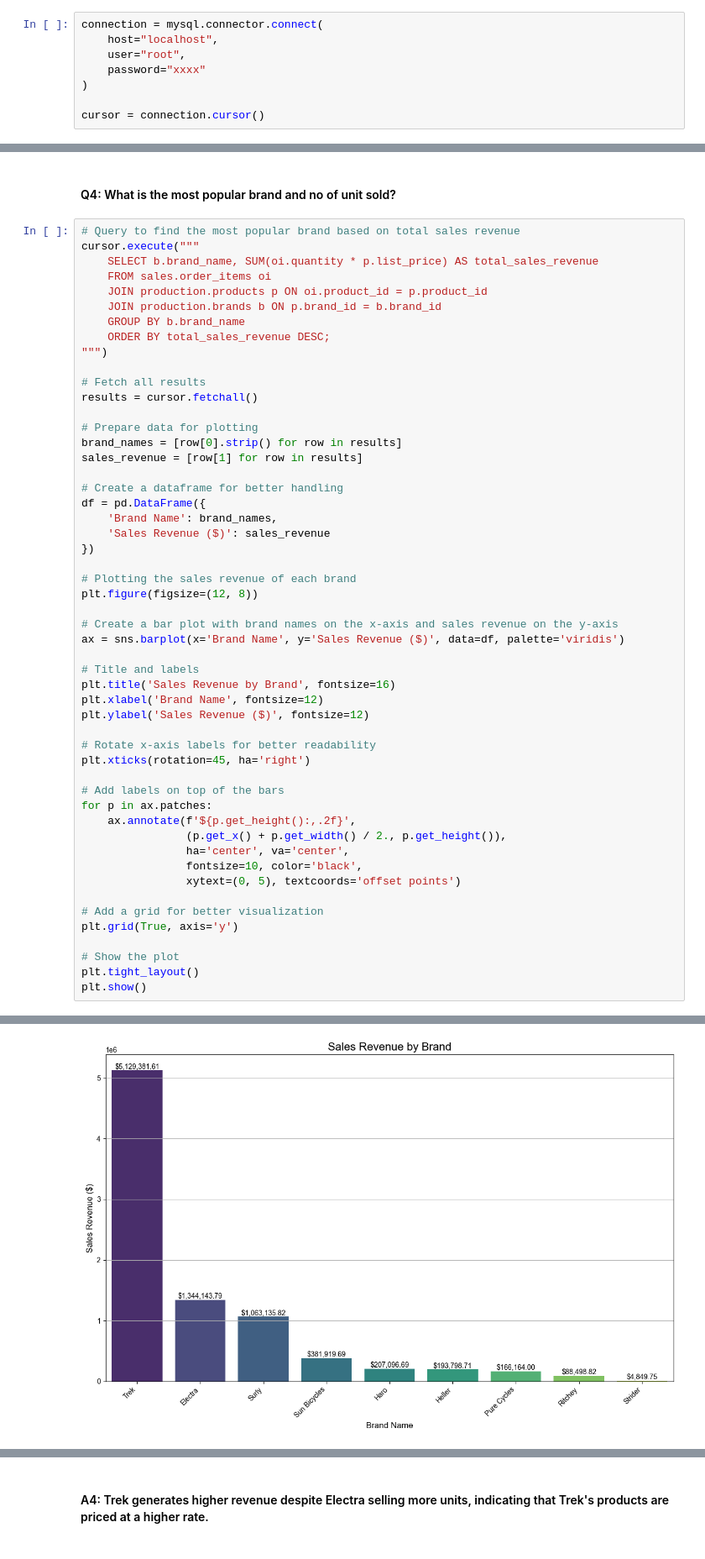
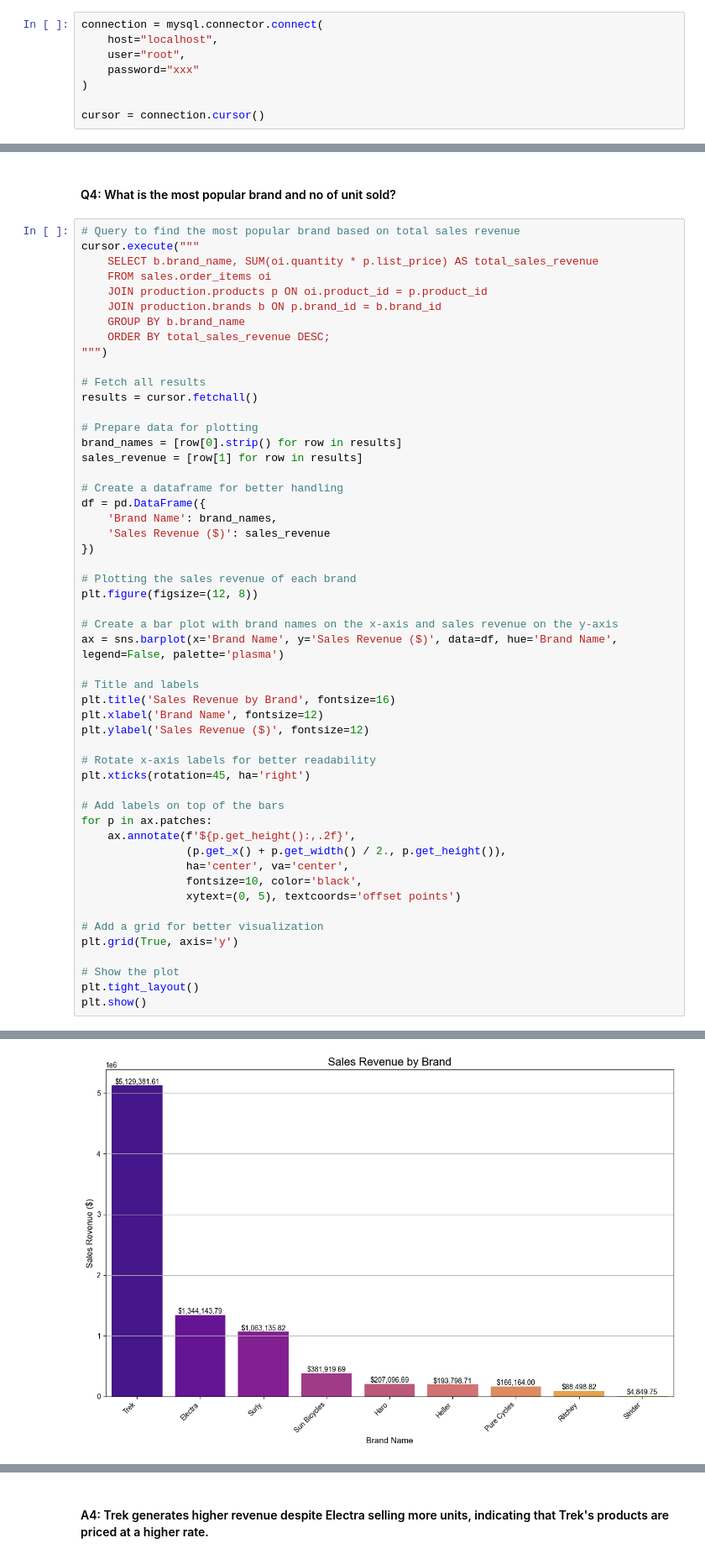
Before and after one commit to Fizah-J/SQL_Corner, a Jupyter notebook: kaggle_data_set/analyse_bike_store.ipynb, the cells around one changed output, grey strips where cells are left out. Shown at 84% size. Cells and saved outputs as stored; diff of their text form.

```diff
--- a/kaggle_data_set/analyse_bike_store.ipynb
+++ b/kaggle_data_set/analyse_bike_store.ipynb
@@ -33,7 +33,7 @@ import networkx as nx                    # Graph/Network analysis: Provides tool
 connection = mysql.connector.connect(
     host="localhost",
     user="root",
-    password="xxxx"
+    password="xxx"
 )
 
 cursor = connection.cursor()
@@ -570,7 +570,7 @@ df = pd.DataFrame({
 plt.figure(figsize=(12, 8))
 
 # Create a bar plot with brand names on the x-axis and sales revenue on the y-axis
-ax = sns.barplot(x='Brand Name', y='Sales Revenue ($)', data=df, palette='viridis')
+ax = sns.barplot(x='Brand Name', y='Sales Revenue ($)', data=df, hue='Brand Name', legend=False, palette='plasma')
 
 # Title and labels
 plt.title('Sales Revenue by Brand', fontsize=16)
@@ -601,4 +598,4 @@ Passing `palette` without assigning `hue` is deprecated and will be removed in v
-[figure, old version]
+[figure, new version]
 # %%
 # Query to find the most popular brand based on total units sold
 cursor.execute("""
```
Also changed, not shown: parts of 2 cells of this notebook.
